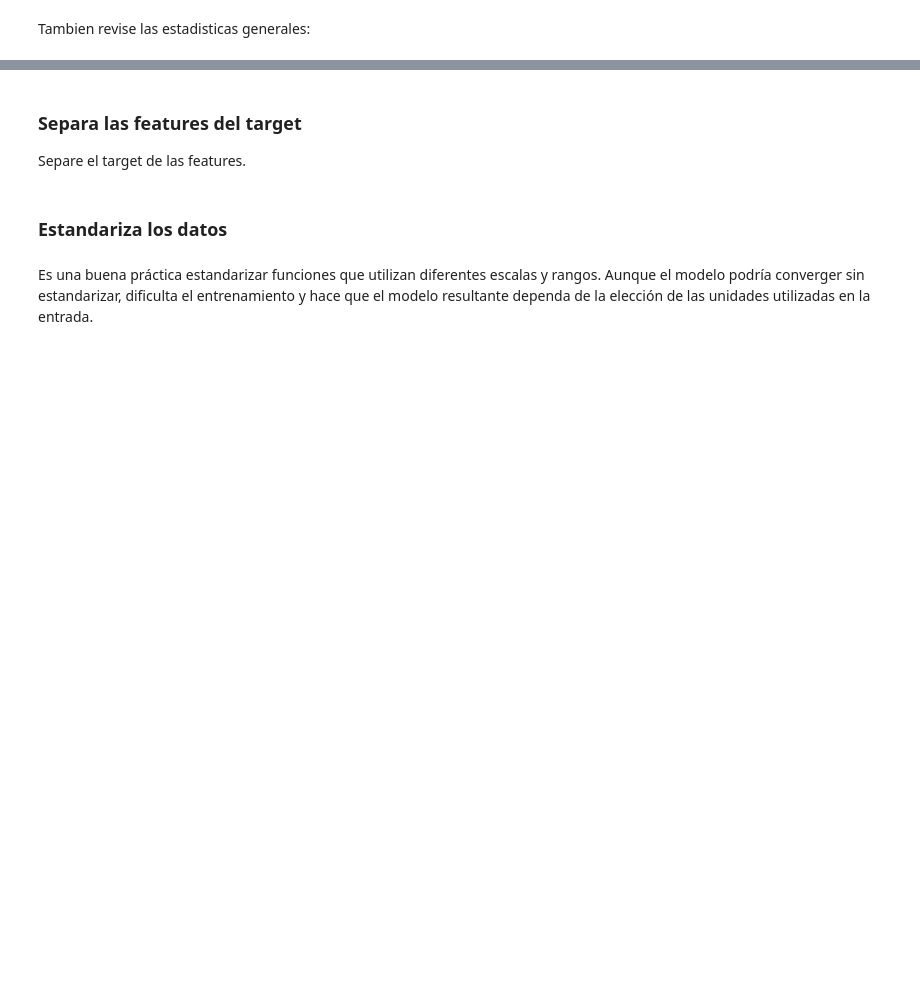
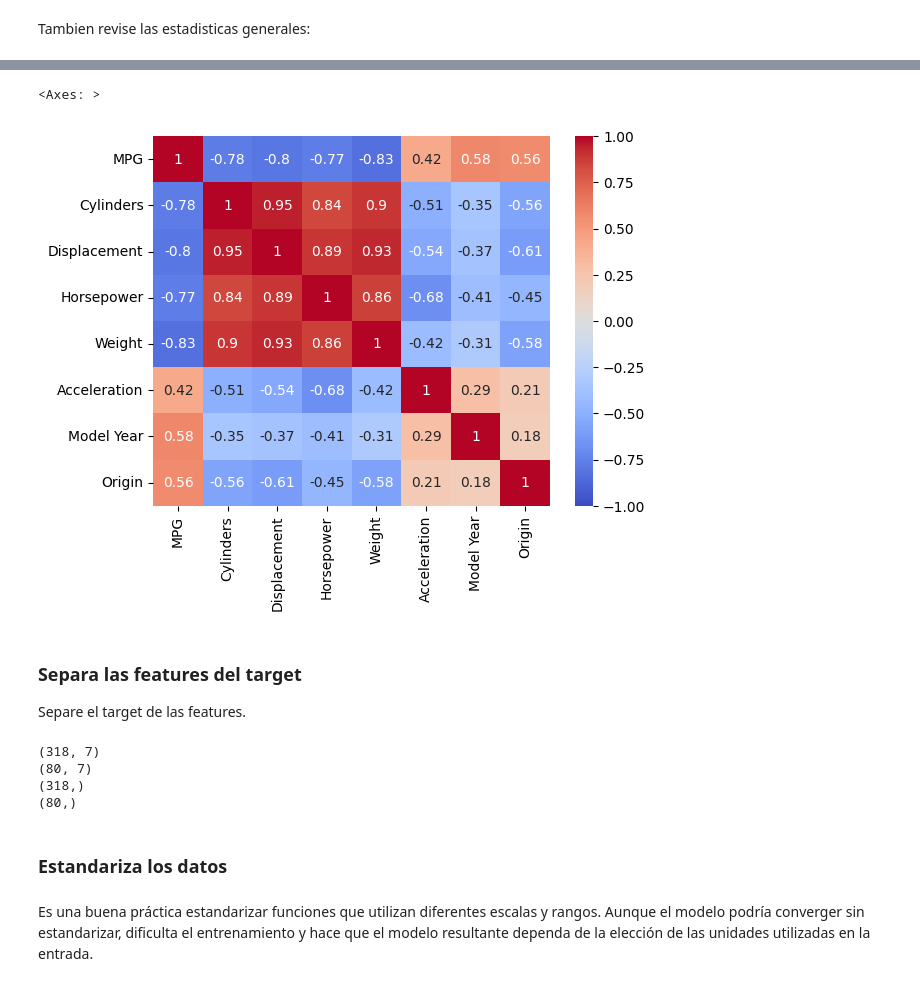
Before and after one commit to MNievas12/2405_dsft_thebridge, a Jupyter notebook: 2_Machine_Learning/3-Deep_Learning/1-Intro_Deep_Learning/ejercicios/Deep_Learning_regression.ipynb, the cells around one changed output, grey strips where cells are left out. Saved outputs shown, nothing was run; the diff lists cells and outputs as text; code cells hidden in the pictures; blank space fills up the shorter version.

```diff
--- a/2_Machine_Learning/3-Deep_Learning/1-Intro_Deep_Learning/ejercicios/Deep_Learning_regression.ipynb
+++ b/2_Machine_Learning/3-Deep_Learning/1-Intro_Deep_Learning/ejercicios/Deep_Learning_regression.ipynb
@@ -39,3 +267,8 @@ Tambien revise las estadisticas generales:
+# %%
+sns.heatmap(df.corr(), annot=True, vmin=-1, cmap='coolwarm')
+# %% [output]
+<Axes: >
+[figure, added]
 # %% [markdown]
 ### Separa las features del target
 
@@ -43,3 +281,13 @@ Separe el target de las features.
+# %%
+print(X_train.shape)
+print(X_test.shape)
+print(y_train.shape)
+print(y_test.shape)
+# %% [output]
+(318, 7)
+(80, 7)
+(318,)
+(80,)
 # %% [markdown]
 ### Estandariza los datos
 # %% [markdown]
```
Also changed, not shown: parts of 43 cells of this notebook, 1 other file.
